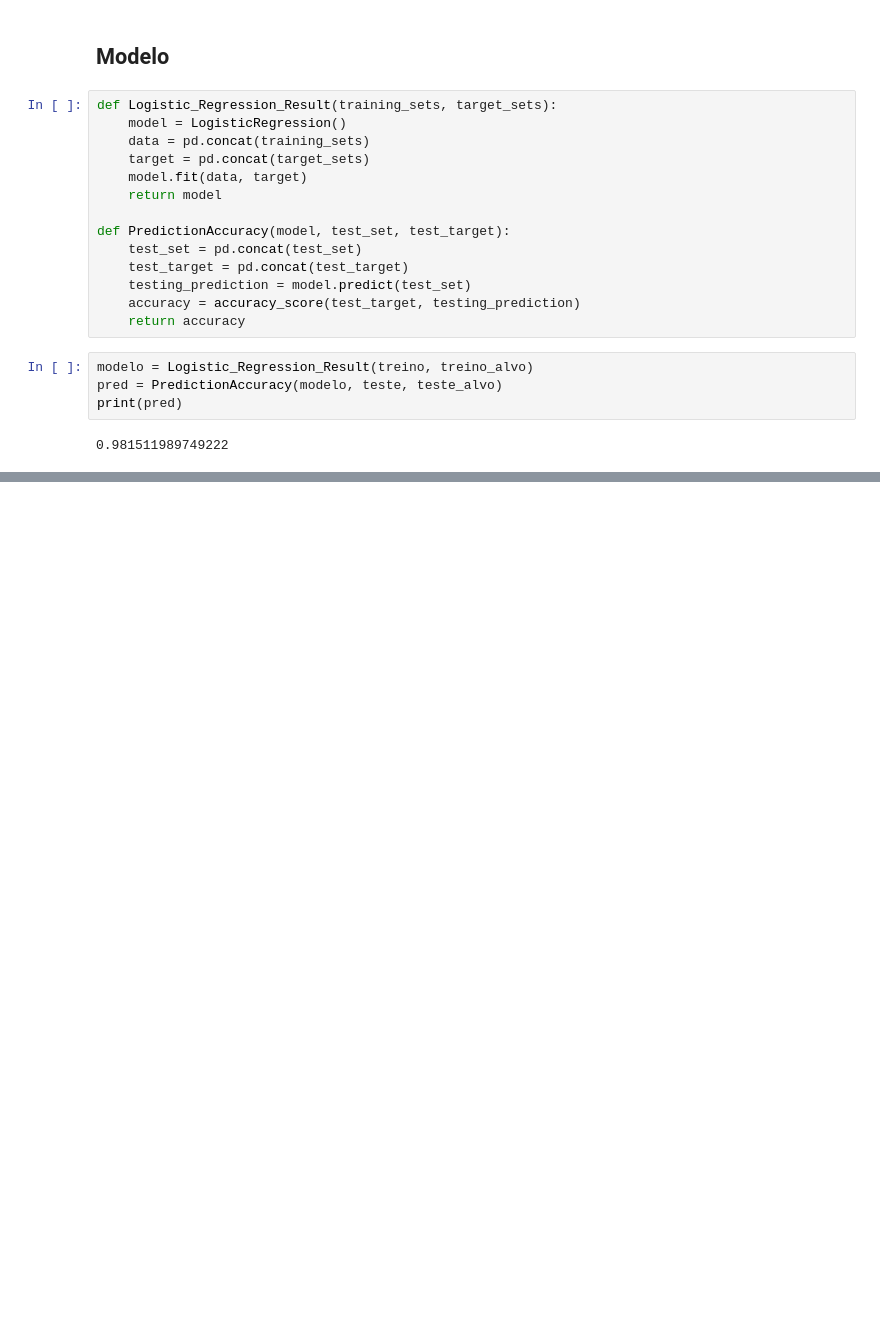
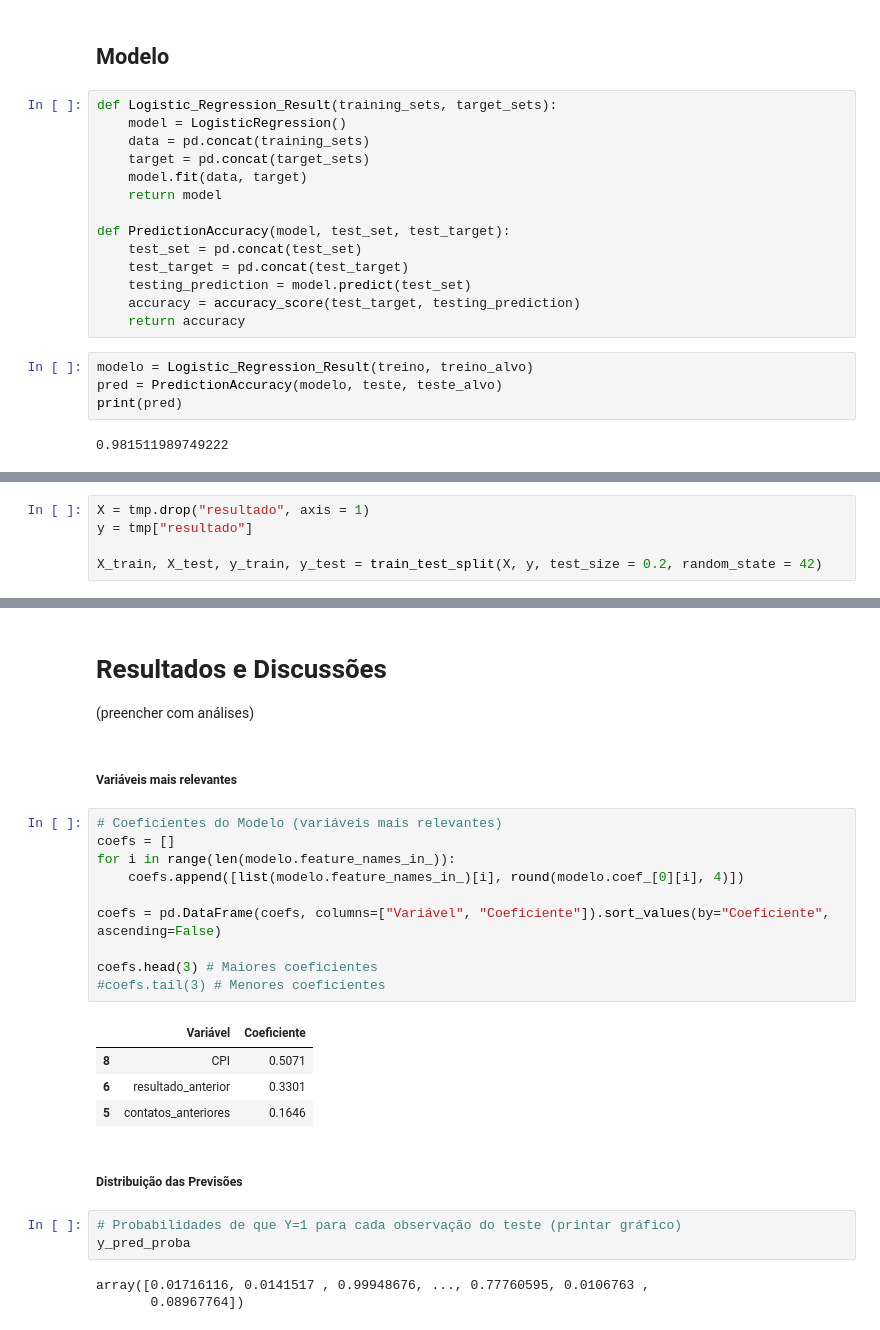
Before and after one commit to bruno-marcelino10/projeto-icd-ufmg, a Jupyter notebook: notebook/EDA.ipynb, the cells around one changed output, grey strips where cells are left out. Drawn from its saved outputs; the diff is of its cells as text; blank space fills up the shorter version.

```diff
--- a/notebook/EDA.ipynb
+++ b/notebook/EDA.ipynb
@@ -727,0 +733,5 @@ print(pred)
+# %%
+X = tmp.drop("resultado", axis = 1)
+y = tmp["resultado"]
+
+X_train, X_test, y_train, y_test = train_test_split(X, y, test_size = 0.2, random_state = 42)
@@ -727,0 +869,29 @@ print(pred)
+# %% [markdown]
+# Resultados e Discussões
+
+(preencher com análises)
+# %% [markdown]
+##### Variáveis mais relevantes
+# %%
+# Coeficientes do Modelo (variáveis mais relevantes)
+coefs = []
+for i in range(len(modelo.feature_names_in_)):
+    coefs.append([list(modelo.feature_names_in_)[i], round(modelo.coef_[0][i], 4)])
+
+coefs = pd.DataFrame(coefs, columns=["Variável", "Coeficiente"]).sort_values(by="Coeficiente", ascending=False)
+
+coefs.head(3) # Maiores coeficientes
+#coefs.tail(3) # Menores coeficientes
+# %% [output]
+|  | Variável | Coeficiente |
+| 8 | CPI | 0.5071 |
+| 6 | resultado_anterior | 0.3301 |
+| 5 | contatos_anteriores | 0.1646 |
+# %% [markdown]
+##### Distribuição das Previsões
+# %%
+# Probabilidades de que Y=1 para cada observação do teste (printar gráfico)
+y_pred_proba
+# %% [output]
+array([0.01716116, 0.0141517 , 0.99948676, ..., 0.77760595, 0.0106763 ,
+       0.08967764])
```
Also changed, not shown: parts of 39 cells of this notebook.
